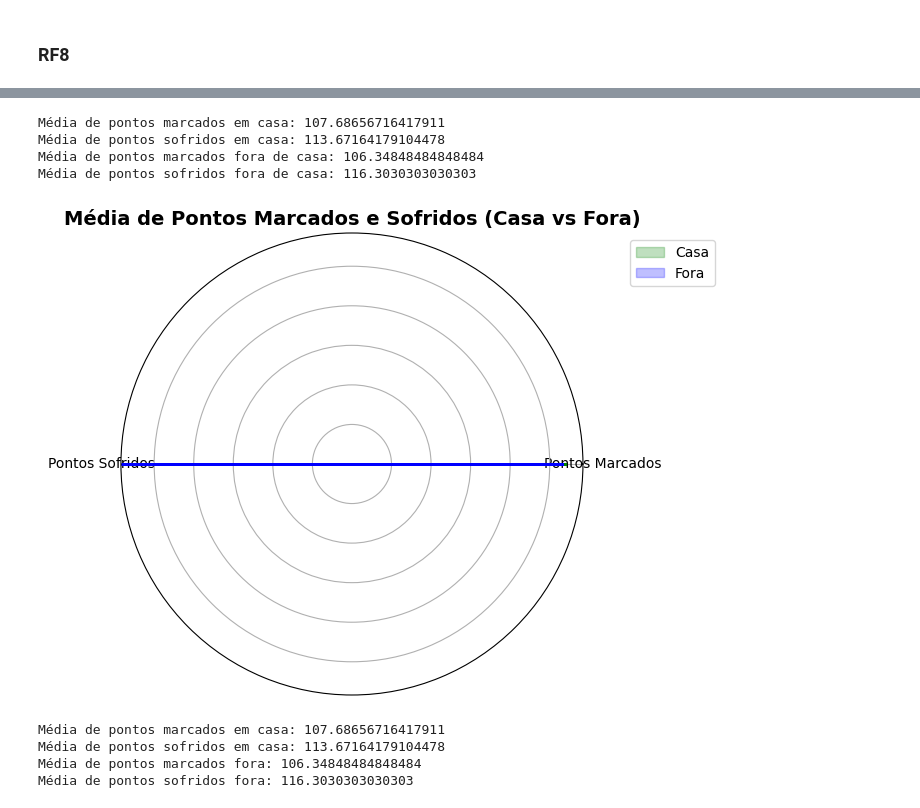
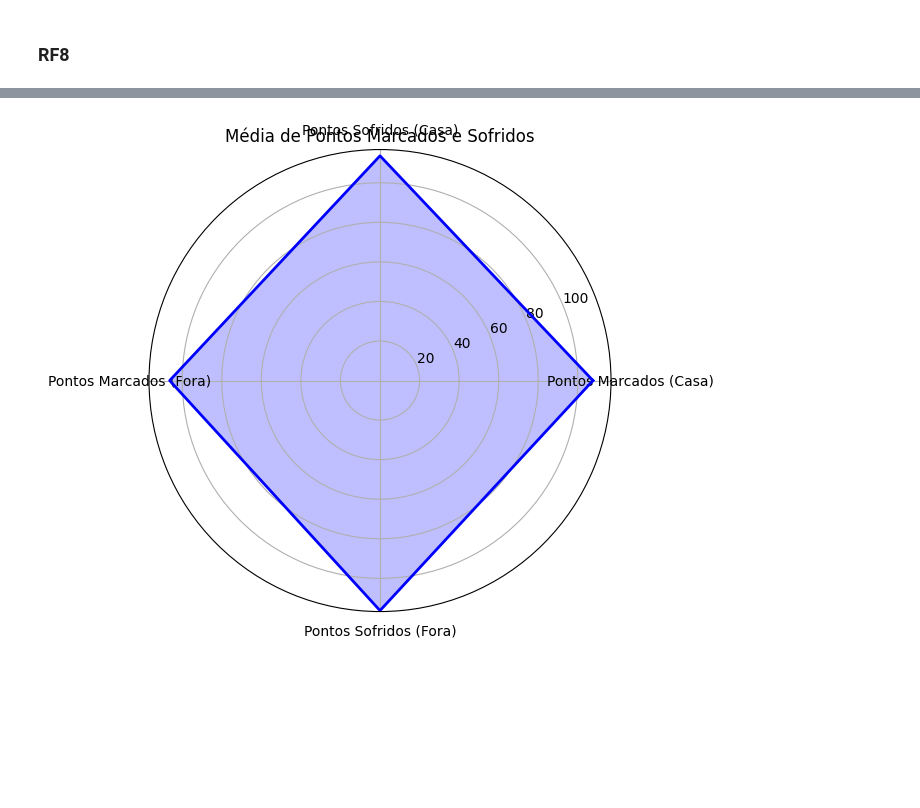
Before and after one commit to genarioazevedoufape/preditor_jogos_nba, a Jupyter notebook: eda_parte_1.ipynb, the cells around one changed output, grey strips where cells are left out. Saved outputs shown, nothing was run; the diff lists cells and outputs as text; code cells hidden in the pictures; blank space fills up the shorter version.

```diff
--- a/eda_parte_1.ipynb
+++ b/eda_parte_1.ipynb
@@ -853,3 +930,24 @@ plt.show()
 # %%
-# Calcular pontos sofridos
-all_games['PTS_OPPONENT'] = all_games['PTS'] - all_games['PLUS_MINUS']
+# Gráfico 5: Radar (Média de Pontos Marcados/Sofridos)
+stats = [
+    games[games["Home"] == "Home"]["Points_Scored"].mean(),
+    games[games["Home"] == "Home"]["Points_Allowed"].mean(),
+    games[games["Home"] == "Away"]["Points_Scored"].mean(),
+    games[games["Home"] == "Away"]["Points_Allowed"].mean()
+]
+
+labels = ["Pontos Marcados (Casa)", "Pontos Sofridos (Casa)", "Pontos Marcados (Fora)", "Pontos Sofridos (Fora)"]
+
+angles = np.linspace(0, 2 * np.pi, len(stats), endpoint=False).tolist()
+stats += stats[:1]  # Fechar gráfico
+angles += angles[:1]
+
+fig, ax = plt.subplots(figsize=(6, 6), subplot_kw={"projection": "polar"})
+ax.fill(angles, stats, color="blue", alpha=0.25)
+ax.plot(angles, stats, color="blue", linewidth=2)
+ax.set_xticks(angles[:-1])
+ax.set_xticklabels(labels)
+plt.title("Média de Pontos Marcados e Sofridos")
+plt.show()
+# %% [output]
+[figure, added]
@@ -866,11 +953,0 @@ away_opponent_points_avg = away_games['PTS_OPPONENT'].mean()
-# %%
-# Exibir as médias
-print("Média de pontos marcados em casa:", home_points_avg)
-print("Média de pontos sofridos em casa:", home_opponent_points_avg)
-print("Média de pontos marcados fora de casa:", away_points_avg)
-print("Média de pontos sofridos fora de casa:", away_opponent_points_avg)
-# %% [output]
-Média de pontos marcados em casa: 107.68656716417911
-Média de pontos sofridos em casa: 113.67164179104478
-Média de pontos marcados fora de casa: 106.34848484848484
-Média de pontos sofridos fora de casa: 116.3030303030303
@@ -882,37 +953,0 @@ away_values = np.array([away_points_avg, away_opponent_points_avg])
-# %%
-# Configurando os ângulos para o gráfico
-angles = np.linspace(0, 2 * np.pi, len(labels), endpoint=False).tolist()
-angles += angles[:1]  # Fechar o gráfico circular
-
-# Adicionando o primeiro valor ao final para fechar o gráfico
-home_values = np.concatenate((home_values, [home_values[0]]))
-away_values = np.concatenate((away_values, [away_values[0]]))
-
-# Criando o gráfico de radar
-fig, ax = plt.subplots(figsize=(6, 6), subplot_kw=dict(polar=True))
-ax.fill(angles, home_values, color='green', alpha=0.25, label='Casa')
-ax.fill(angles, away_values, color='blue', alpha=0.25, label='Fora')
-ax.plot(angles, home_values, color='green', linewidth=2)
-ax.plot(angles, away_values, color='blue', linewidth=2)
-
-# Ajustando rótulos e título
-ax.set_yticklabels([])
-ax.set_xticks(angles[:-1])
-ax.set_xticklabels(labels)
-plt.title('Média de Pontos Marcados e Sofridos (Casa vs Fora)', size=14, weight='bold')
-plt.legend(loc='upper right', bbox_to_anchor=(1.3, 1))
-
-# Exibindo o gráfico
-plt.show()
-# %% [output]
-[figure, removed]
-# %%
-print("Média de pontos marcados em casa:", home_points_avg)
-print("Média de pontos sofridos em casa:", home_opponent_points_avg)
-print("Média de pontos marcados fora:", away_points_avg)
-print("Média de pontos sofridos fora:", away_opponent_points_avg)
-# %% [output]
-Média de pontos marcados em casa: 107.68656716417911
-Média de pontos sofridos em casa: 113.67164179104478
-Média de pontos marcados fora: 106.34848484848484
-Média de pontos sofridos fora: 116.3030303030303
```
Also changed, not shown: parts of 37 cells of this notebook.
